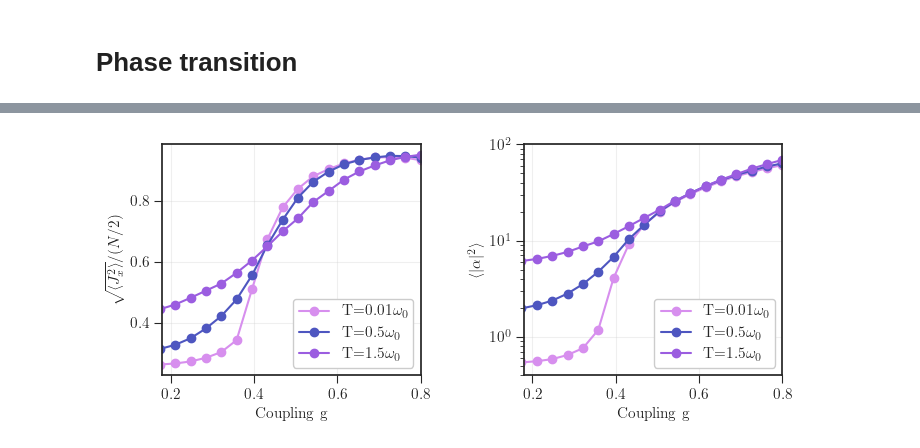
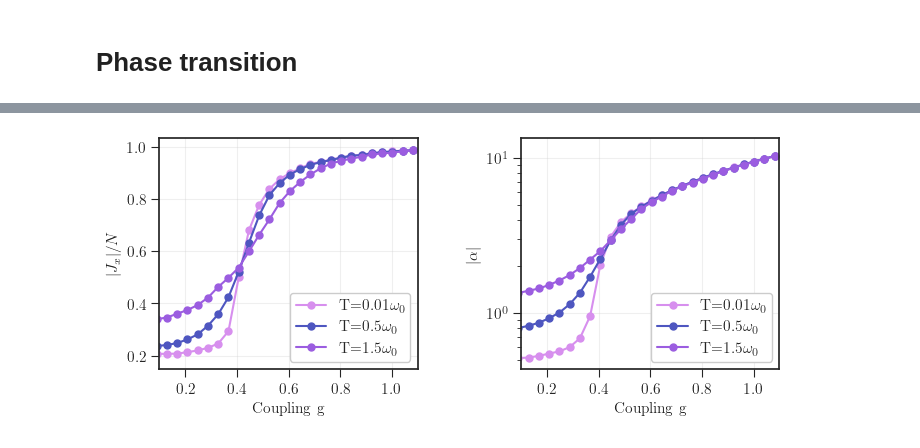
Before and after one commit to juardilag/NM_Dicke_DTWA, a Jupyter notebook: test.ipynb, the cells around one changed output, grey strips where cells are left out. Cells and saved outputs as stored; diff of their text form; code cells hidden in the pictures.

Commit message:
new phase results

```diff
--- a/test.ipynb
+++ b/test.ipynb
@@ -9,24 +9,24 @@ import matplotlib.pyplot as plt
 # %%
 # Constant Parameters
 p = {
-    "n_spins": 1000,
+    "n_spins": 50,
     "omega_0": 1.0,
     "B_z": 1.0,
     "alpha": 0.05,
     "omega_c": 5.0,
     "s": 1.0,
-    "g": 0.25,
-    "T": 0.2,
-    "initial_direction": jnp.array([0.01, 0.0, 0.99]),
+    "g": 0.2,
+    "T": 0.01,
+    "initial_direction": jnp.array([0.0, 0.0, 1.0]),
     "n_photons_initial": 0.0,
-    "time_steps": 5_000,
-    "frequency_steps": 5_000,
+    "time_steps": 10_000,
+    "frequency_steps": 10_000,
     "n_trajectories": 10_000,
     "batch_size": 10_000
 }
 
 key=jax.random.PRNGKey(42)
-t_max = 400
+t_max = 200
 
 _, subkey = jax.random.split(key)
 dtwa_keys = jax.random.split(subkey, p['n_trajectories'])
@@ -303,4 +303,21 @@ plt.show()
 [figure]
 # %% [markdown]
 # Phase transition
+# %%
+def get_analytical_steady_state(g, omega_0, B_z, n_spins):
+    """Calculates the exact mean-field steady state for the Dicke model."""
+    # 1. Calculate the intensive z-spin
+    j_z_ss = - (omega_0 * B_z) / (4.0 * g**2)
+
+    if j_z_ss <= -1.0:
+        # Normal Phase: The origin is the true stable ground state
+        return 0.0j, jnp.array([0.0, 0.0, -1.0])
+    else:
+        # Superradiant Phase: Calculate the broken-symmetry well coordinates
+        j_x_ss = jnp.sqrt(1.0 - j_z_ss**2)
+
+        # Steady-state cavity displacement
+        alpha_ss = - (g * jnp.sqrt(n_spins) / omega_0) * j_x_ss + 0.0j
+
+        return alpha_ss, jnp.array([j_x_ss, 0.0, j_z_ss])
 # %%
@@ -405,31 +425,30 @@ Simulation Complete!
 # %%
 plt.style.use(['seaborn-v0_8-white', './style.mplstyle'])
 
 fig, ax = plt.subplots(1, 2, figsize=(8, 3))
 plt.subplots_adjust(wspace=0.4)
 
 colors = ['#D78FEE', '#4E56C0', '#9B5DE0']
 
 i = 0
 for T in T_list:
-    ax[0].plot(results[T]["g"], results[T]["spin"], 'o-', label=fr"T={T}$\omega_0$", color = colors[i])
-    ax[1].semilogy(results[T]["g"], results[T]["cavity"], 'o-', label=fr"T={T}$\omega_0$", color = colors[i])
+    ax[0].plot(results[T]["g"], results[T]["spin"], 'o-', label=fr"T={T}$\omega_0$", color = colors[i], markersize = 5)
+    ax[1].semilogy(results[T]["g"], results[T]["cavity"], 'o-', label=fr"T={T}$\omega_0$", color = colors[i], markersize = 5)
     i += 1
 
 ax[0].grid(alpha = 0.3)
 ax[0].set_xlabel("Coupling g")
-ax[0].set_ylabel(r"$\sqrt{\langle J_x^2 \rangle} / (N/2)$")
-ax[0].set_xlim(0.18, 0.8)
+ax[0].set_ylabel(r"$\vert J_x \vert / N$")
+ax[0].set_xlim(0.1, 1.1)
 ax[0].legend()
 
 ax[1].grid(alpha = 0.3)
 ax[1].set_xlabel("Coupling g")
-ax[1].set_ylabel(r"$\langle |\alpha|^2 \rangle$")
-ax[1].set_xlim(0.18, 0.8)
-ax[1].set_ylim(0.4, 1e2)
+ax[1].set_ylabel(r"$\vert \alpha \vert$")
+ax[1].set_xlim(0.1, 1.1)
 ax[1].legend()
 
 plt.savefig('phase_transition.png', dpi = 300, bbox_inches='tight')
 plt.show()
 # %% [output]
-[figure, old version]
+[figure, new version]
```
Also changed, not shown: parts of 2 cells of this notebook.
